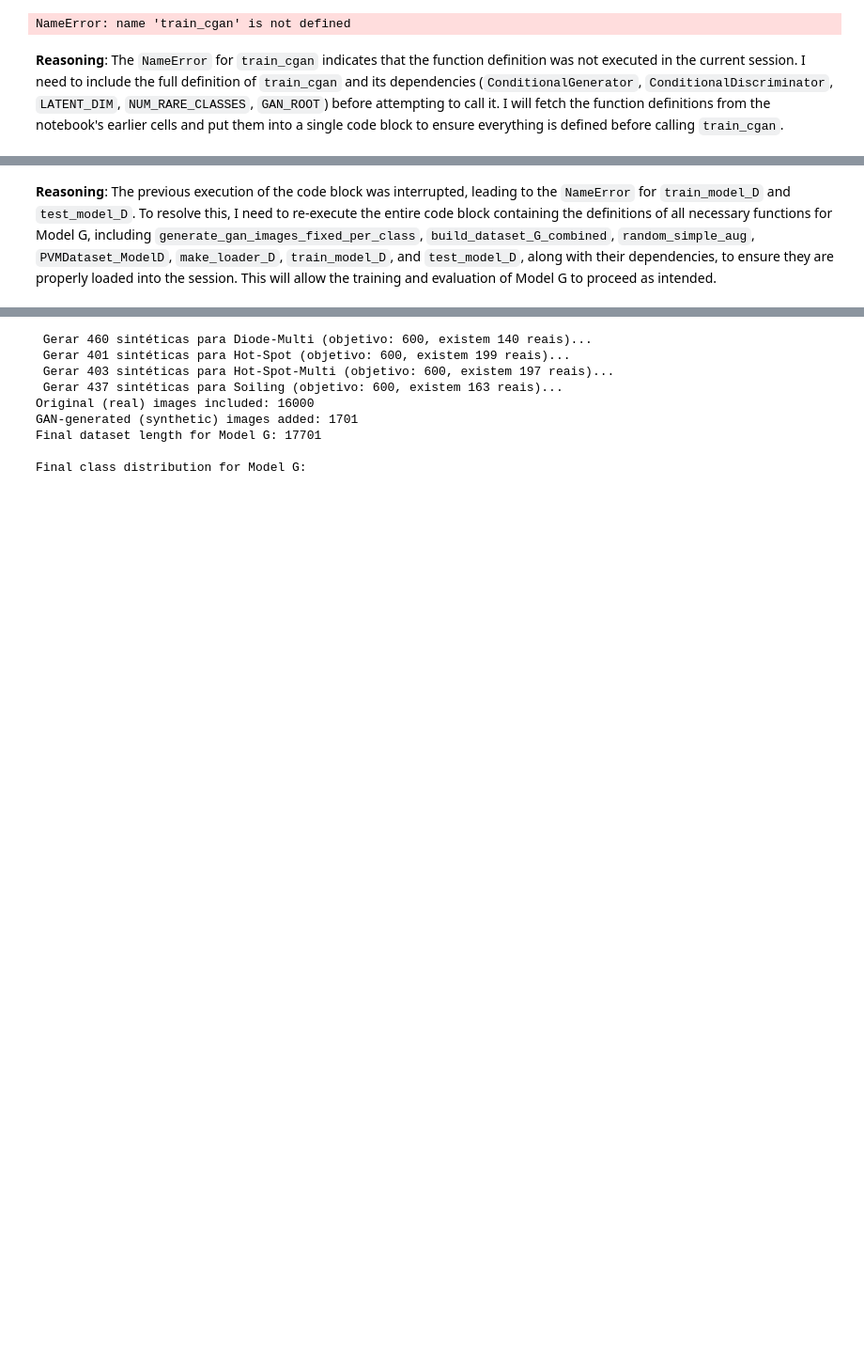
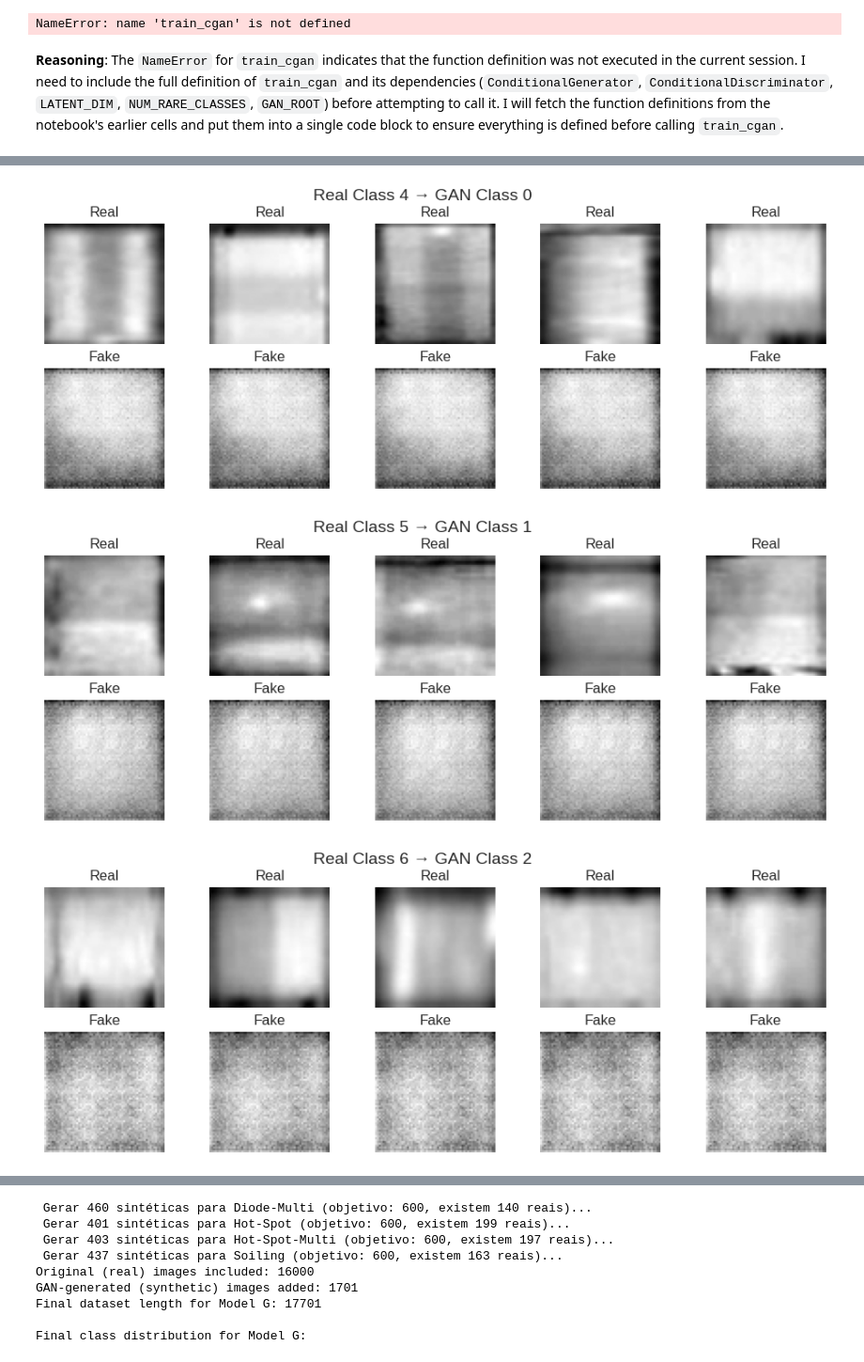
Before and after one commit to FM11pp3/VC_0312, a Jupyter notebook: [Final Version] [M.EGI026] Assignment 2.ipynb, the cells around one changed output, grey strips where cells are left out. Shown at 94% size. Cells and saved outputs as stored; diff of their text form; code cells hidden in the pictures; blank space fills up the shorter version.

```diff
--- a/[Final Version] [M.EGI026] Assignment 2.ipynb
+++ b/[Final Version] [M.EGI026] Assignment 2.ipynb
@@ -2695,34 +2695,43 @@ NUM_RARE_CLASSES = len(RARE_CLASSES) # RARE_CLASSES is already defined globally
 IMG_SHAPE = (1, 64, 64)
 
 class ConditionalGenerator(nn.Module):
-    def __init__(self, latent_dim=128, n_classes=NUM_RARE_CLASSES):
+    def __init__(self, latent_dim=128, n_classes=NUM_RARE_CLASSES, emb_dim=50):
         super().__init__()
 
-        self.label_emb = nn.Embedding(n_classes, n_classes)
+        self.label_emb = nn.Embedding(n_classes, emb_dim)
 
+        # MUDAR AQUI → latent_dim + emb_dim
         self.fc = nn.Sequential(
-            nn.Linear(latent_dim + n_classes, 512 * 4 * 4)
+            nn.Linear(latent_dim + emb_dim, 512 * 4 * 4)
         )
 
         self.net = nn.Sequential(
             nn.BatchNorm2d(512),
             nn.ReLU(True),
 
-            nn.ConvTranspose2d(512, 256, 4, stride=2, padding=1),  # 4 → 8
+            nn.ConvTranspose2d(512, 256, 4, stride=2, padding=1),
             nn.BatchNorm2d(256),
             nn.ReLU(True),
 
-            nn.ConvTranspose2d(256, 128, 4, stride=2, padding=1),  # 8 → 16
+            nn.ConvTranspose2d(256, 128, 4, stride=2, padding=1),
             nn.BatchNorm2d(128),
             nn.ReLU(True),
 
-            nn.ConvTranspose2d(128, 64, 4, stride=2, padding=1),   # 16 → 32
+            nn.ConvTranspose2d(128, 64, 4, stride=2, padding=1),
             nn.BatchNorm2d(64),
             nn.ReLU(True),
 
-            nn.ConvTranspose2d(64, 1, 4, stride=2, padding=1),     # 32 → 64
-            nn.Tanh()  # → [-1,1]
+            nn.ConvTranspose2d(64, 1, 4, stride=2, padding=1),
+            nn.Tanh()
         )
+
+    def forward(self, noise, labels):
+        cond = torch.cat((noise, self.label_emb(labels)), dim=1)
+        out = self.fc(cond)
+        out = out.view(out.size(0), 512, 4, 4)
+        img = self.net(out)
+        return img
+
 
     def forward(self, noise, labels):
         cond = torch.cat((noise, self.label_emb(labels)), dim=1)
@@ -2773,7 +2782,7 @@ def train_dcgan(dataloader, generator, discriminator, epochs=200):
     criterion = nn.BCELoss()
 
     opt_g = torch.optim.Adam(g.parameters(), lr=0.0002, betas=(0.5, 0.999))
-    opt_d = torch.optim.Adam(d.parameters(), lr=0.00005, betas=(0.5, 0.999))
+    opt_d = torch.optim.Adam(d.parameters(), lr=0.00002, betas=(0.5, 0.999))
 
     for epoch in range(epochs):
         for real_imgs, labels in dataloader:
@@ -2877,14 +2886,3 @@ def generate_samples(generator, n=5, cls=0):
     # desfazer normalização: [-1,1] → [0,1]
     imgs = (imgs + 1) / 2
     return imgs
-# %%
-imgs = generate_samples(generator, n=5, cls=0)
-
-import matplotlib.pyplot as plt
-
-plt.figure(figsize=(10,2))
-for i in range(5):
-    plt.subplot(1,5,i+1)
-    plt.imshow(imgs[i].squeeze(), cmap="gray")
-    plt.axis("off")
-plt.show()
@@ -3279,3 +2888,0 @@ dtype: int64
-# %% [markdown]
-**Reasoning**:
-The previous execution of the code block was interrupted, leading to the `NameError` for `train_model_D` and `test_model_D`. To resolve this, I need to re-execute the entire code block containing the definitions of all necessary functions for Model G, including `generate_gan_images_fixed_per_class`, `build_dataset_G_combined`, `random_simple_aug`, `PVMDataset_ModelD`, `make_loader_D`, `train_model_D`, and `test_model_D`, along with their dependencies, to ensure they are properly loaded into the session. This will allow the training and evaluation of Model G to proceed as intended.
@@ -3281,0 +2938,6 @@ The previous execution of the code block was interrupted, leading to the `NameEr
+# %%
+show_real_vs_fake_by_class(generator, df_rare, samples_per_class=5)
+# %% [output]
+[figure, added]
+[figure, added]
+[figure, added]
```
Also changed, not shown: parts of 22 cells of this notebook.
